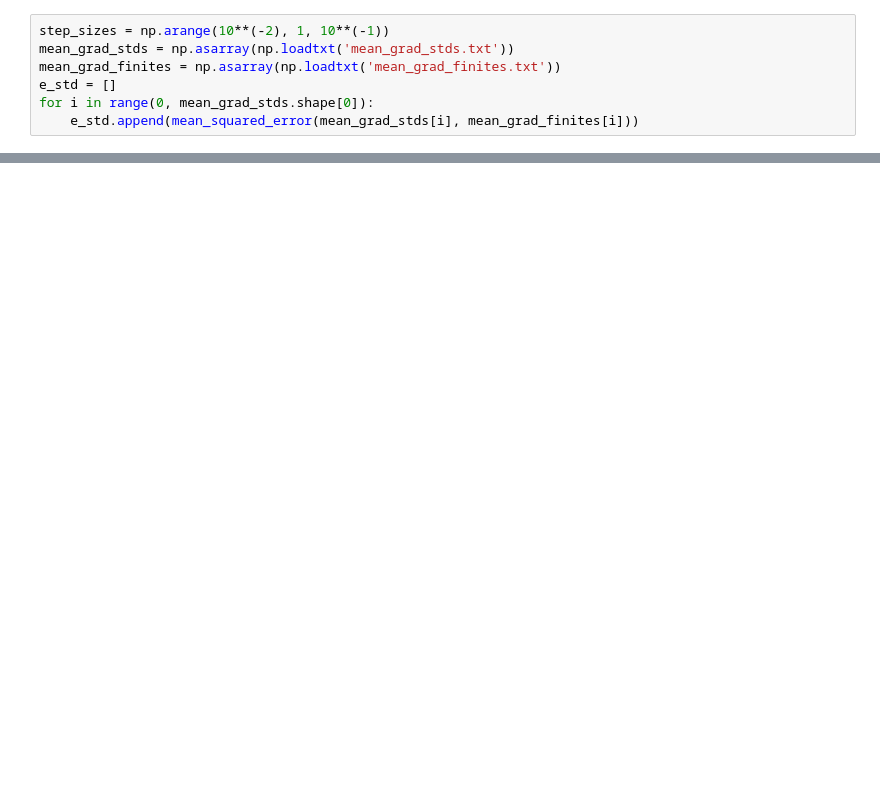
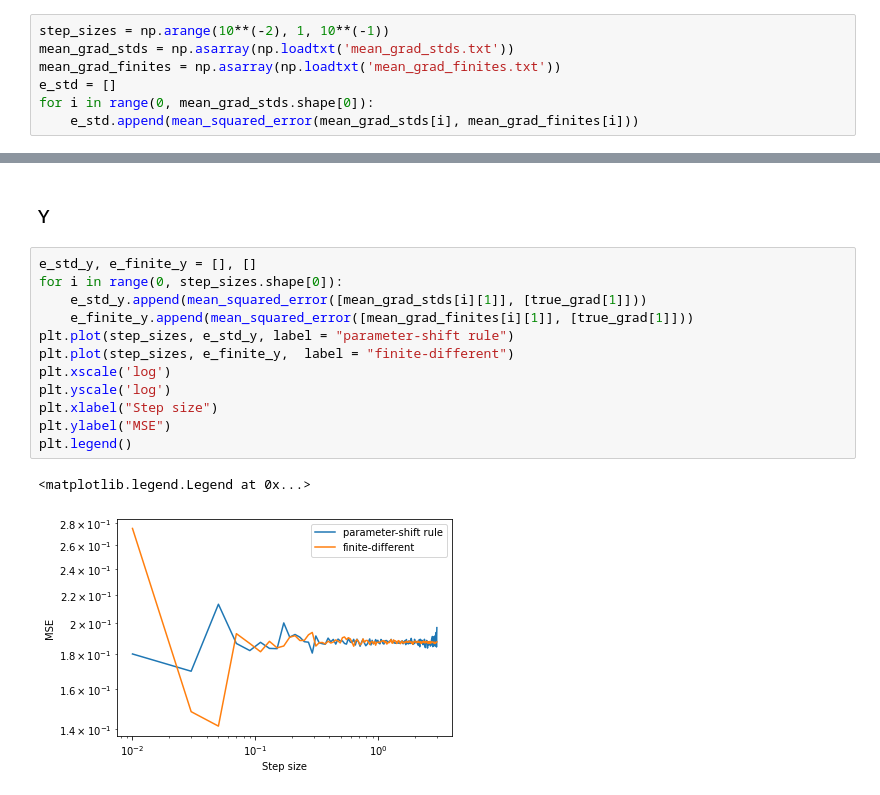
Before and after one commit to vutuanhai237/Lagrange-interpolation-approach-for-GPRX, a Jupyter notebook: MSE.ipynb, the cells around one changed output, grey strips where cells are left out. Drawn from its saved outputs; the diff is of its cells as text; blank space fills up the shorter version.

```diff
--- a/MSE.ipynb
+++ b/MSE.ipynb
@@ -88,0 +121,17 @@ plt.legend()
+# %% [markdown]
+### Y
+# %%
+e_std_y, e_finite_y = [], []
+for i in range(0, step_sizes.shape[0]):
+    e_std_y.append(mean_squared_error([mean_grad_stds[i][1]], [true_grad[1]]))
+    e_finite_y.append(mean_squared_error([mean_grad_finites[i][1]], [true_grad[1]]))
+plt.plot(step_sizes, e_std_y, label = "parameter-shift rule")
+plt.plot(step_sizes, e_finite_y,  label = "finite-different")
+plt.xscale('log')
+plt.yscale('log')
+plt.xlabel("Step size")
+plt.ylabel("MSE")
+plt.legend()
+# %% [output]
+<matplotlib.legend.Legend at 0x...>
+[figure, added]
```
Also changed, not shown: parts of 6 cells of this notebook, 3 other files.
